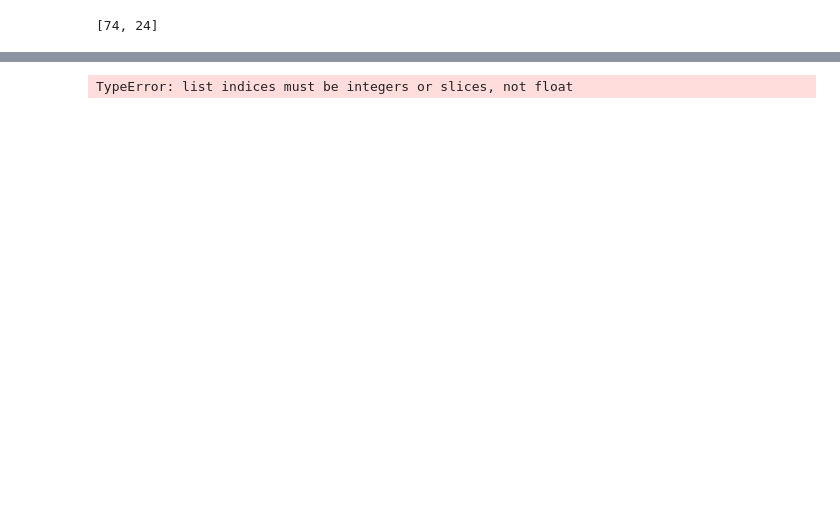
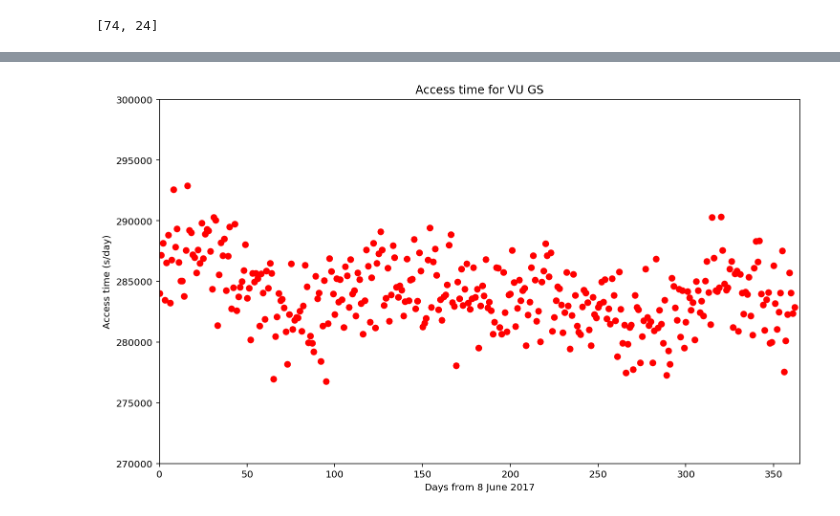
Before and after one commit to wiredlab/scheduling-bazaar, a Jupyter notebook: jupyter_notebooks/scheduling-questions-I.ipynb, the cells around one changed output, grey strips where cells are left out. Drawn from its saved outputs; the diff is of its cells as text; code cells hidden in the pictures; blank space fills up the shorter version.

Commit message:
Initial plotting of access time

```diff
--- a/jupyter_notebooks/scheduling-questions-I.ipynb
+++ b/jupyter_notebooks/scheduling-questions-I.ipynb
@@ -197,7 +137,7 @@ for tle in data:
     # use NORAD ID as key for each satellite
     # value is list of passes, where each pass is a dictionary of data
     noradID = tle[2][2:7]
-    vu_passes[noradID] = get_passes(vu, tle, start_time, num_passes=num_passes, duration=duration)
+    vu_passes[noradID] = new_get_passes(vu, tle, start_time, num_passes=num_passes, duration=duration)
 # %%
 a = [len(data),int(duration)]
 a
@@ -238,27 +168,38 @@ NORAD ID: 39430 START: Fri Jun  9 00:21:03 2017 END: Fri Jun  9 00:30:16 2017
-# %%
-#C_j
-import scipy.integrate as integrate
-T = 1
-n = 10
-cj = 0
-
-def a(t):
-    a = [0,0,0,0]
-    return a[t]
-
-def r(t):
-    return 1
-
-def l(t):
-    return 1
-
-def nu(t):
-    return 1
-
-def integrand(t):
-    return a(t)*r(t)*l(t)*nu(t)
-
-for i in range(n):
-    cint = integrate.quad(integrand, 0, T)
-# %% [output]
-TypeError: list indices must be integers or slices, not float
+# %%
+year = 365
+start_time = ephem.date('2017/6/8 00:00:00')
+access_list = []
+day_list = []
+for days in range(year):
+    vu = ['Valparaiso University', '41.4639', '-87.0439', 245.089]
+    num_passes = None
+    duration = 24.0
+    vu_passes = {}
+
+    #print(start_time)
+
+    for tle in data:
+        # use NORAD ID as key for each satellite
+        # value is list of passes, where each pass is a dictionary of data
+        noradID = tle[2][2:7]
+        vu_passes[noradID] = new_get_passes(vu, tle, start_time, num_passes=num_passes, duration=duration)
+
+    access_time = 0
+    for sat, passes in vu_passes.items():
+        for obs in passes:
+            access_time = access_time + obs['duration']
+    access_list.append(access_time)
+    day_list.append(days)
+    start_time = start_time + 1
+# %%
+import matplotlib.pyplot as plt
+
+
+plt.plot(day_list, access_list, 'ro')
+plt.title('Access time for VU GS')
+plt.xlabel('Days from 8 June 2017')
+plt.ylabel('Access time (s/day)')
+plt.axis([0,365,270000,300000])
+plt.show()
+# %% [output]
+[figure, added]
```
Also changed, not shown: parts of 3 cells of this notebook, 4 other files.
